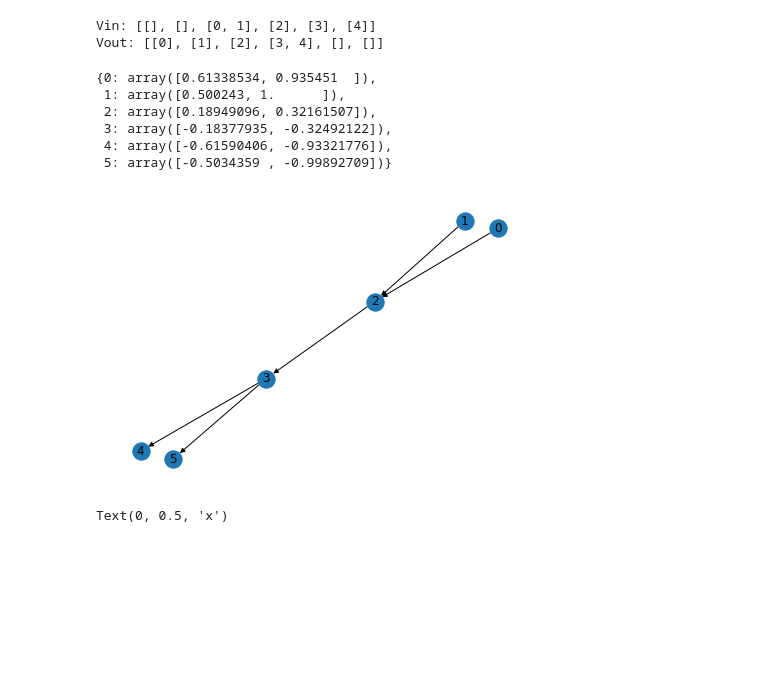
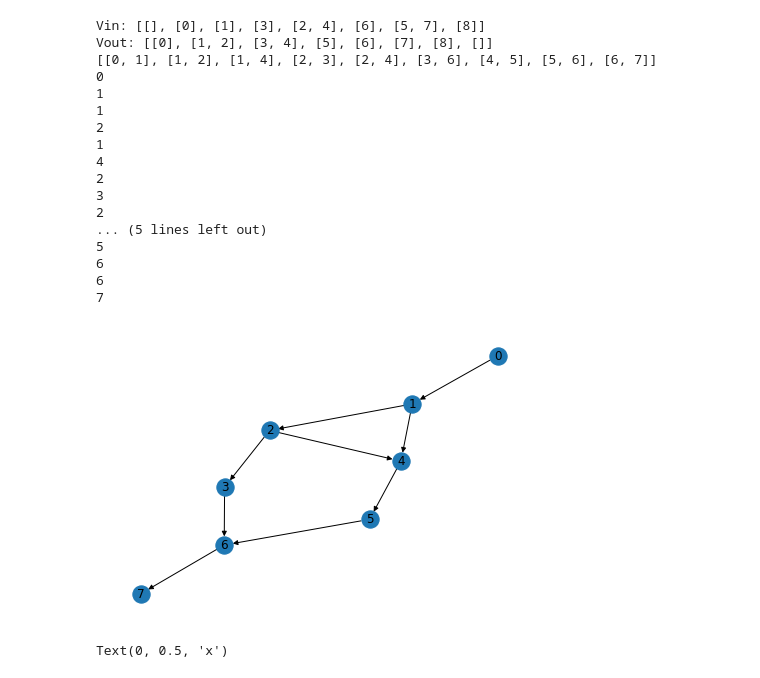
Before and after one commit to TomRiem/Master-Thesis-Riemer, a Jupyter notebook: Jupyter/Hyperparameter Tuning/HyperOpt_FNN_Each_Edge.ipynb, the cells around one changed output. Saved outputs shown, nothing was run; the diff lists cells and outputs as text; code cells hidden in the pictures; blank space fills up the shorter version.

```diff
--- a/Jupyter/Hyperparameter Tuning/HyperOpt_FNN_Each_Edge.ipynb
+++ b/Jupyter/Hyperparameter Tuning/HyperOpt_FNN_Each_Edge.ipynb
@@ -52,7 +52,7 @@ array([[-0.25792432],
 # %%
 #DTYPE = 'float32'
 DTYPE = 'float64'
-adj = 5
+adj = 1
 tf.keras.backend.set_floatx(DTYPE)
 time_dependent = False
 
@@ -378,22 +378,36 @@ class GraphPINN():
 # %%
 %matplotlib inline
 
-gPINN = GraphPINN(A, dirichletNodes, dirichletAlpha, dirichletBeta, lb, ub)
+gPINN = GraphPINN()
 gPINN.plotGraph()
 print('Vin:', gPINN.Vin)
 print('Vout:', gPINN.Vout)
-gPINN.E
-gPINN.pos
+print(gPINN.E)
+#print(gPINN.pos)
+for i, e in enumerate(gPINN.E):
+    # Unpack edge
+    vin, vout = e
+    print(vin)
+    print(vout)
 # %% [output]
-Vin: [[], [], [0, 1], [2], [3], [4]]
-Vout: [[0], [1], [2], [3, 4], [], []]
+Vin: [[], [0], [1], [3], [2, 4], [6], [5, 7], [8]]
+Vout: [[0], [1, 2], [3, 4], [5], [6], [7], [8], []]
+[[0, 1], [1, 2], [1, 4], [2, 3], [2, 4], [3, 6], [4, 5], [5, 6], [6, 7]]
+0
+1
+1
+2
+1
+4
+2
+3
+2
+... (5 lines left out)
+5
+6
+6
+7
-{0: array([0.61338534, 0.935451  ]),
- 1: array([0.500243, 1.      ]),
- 2: array([0.18949096, 0.32161507]),
- 3: array([-0.18377935, -0.32492122]),
- 4: array([-0.61590406, -0.93321776]),
- 5: array([-0.5034359 , -0.99892709])}
-[figure, old version]
+[figure, new version]
 # %%
 mode = 'deterministic'
 mode = 'uniform'
```
Also changed, not shown: parts of 1 cell of this notebook, 6 other files.
